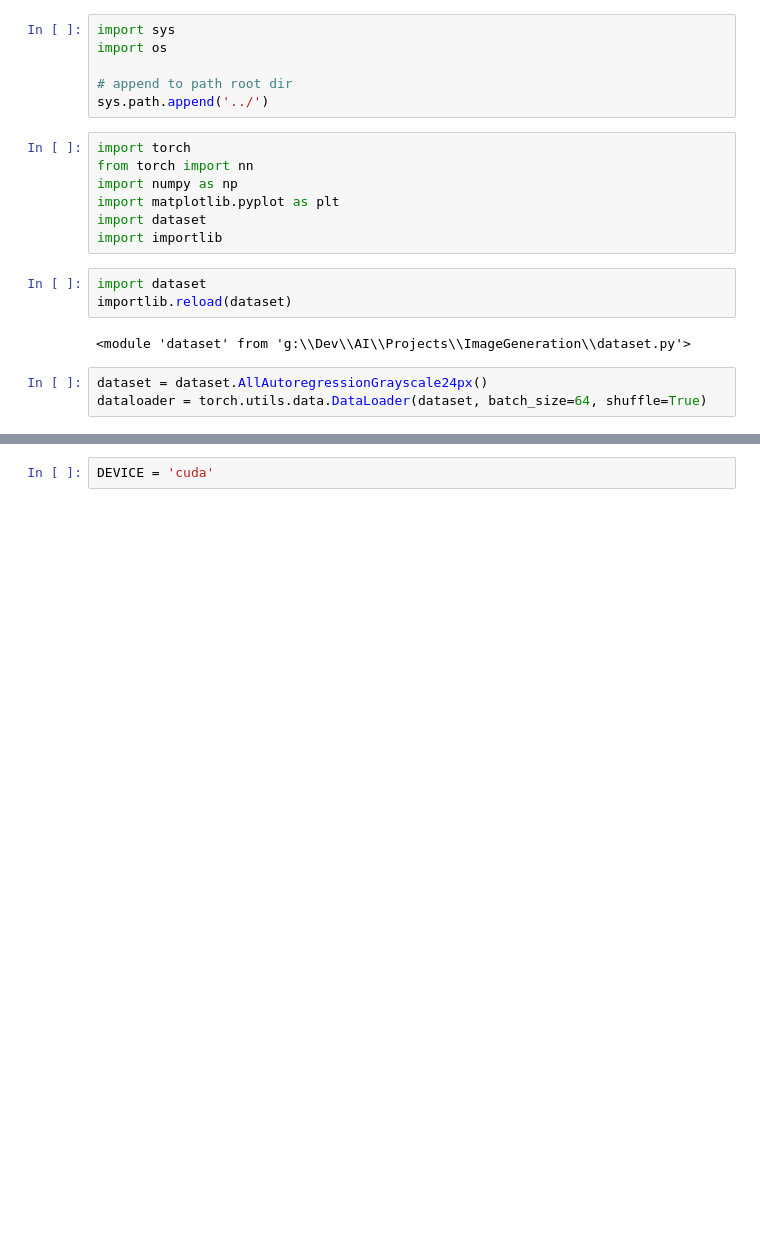
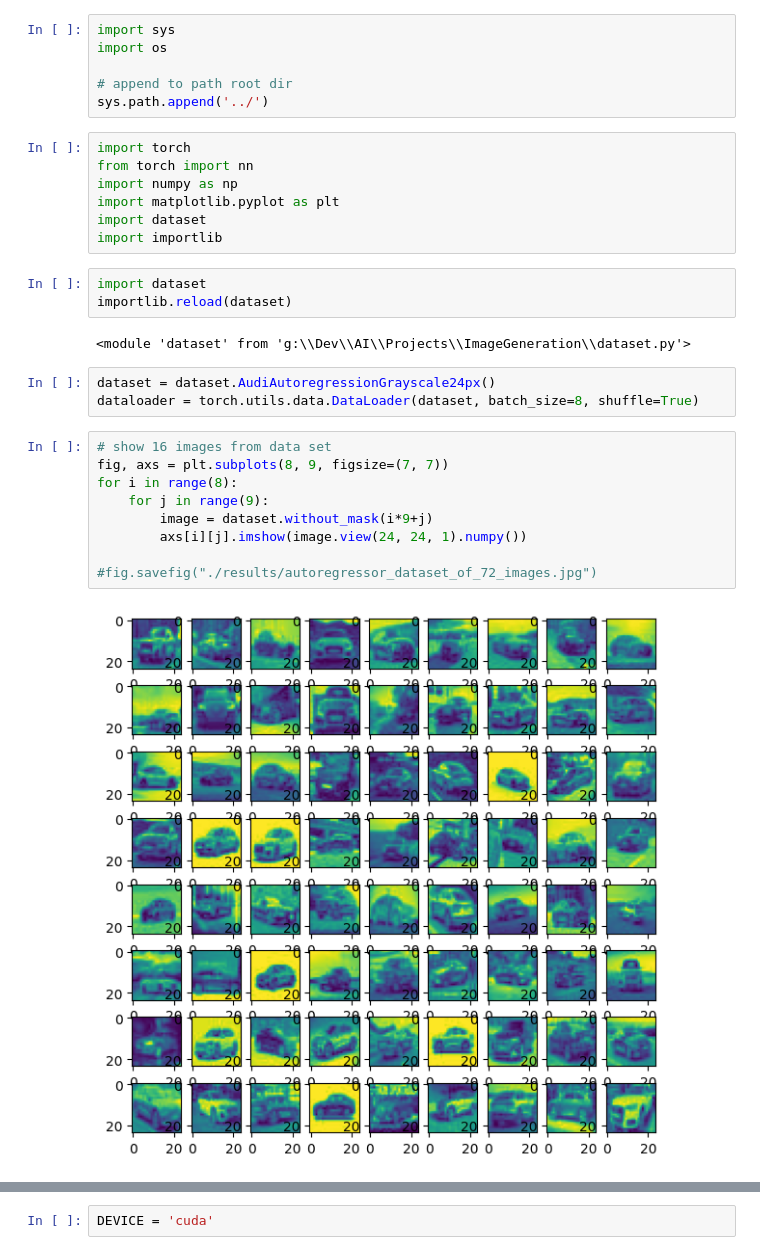
Before and after one commit to bredisrising/ImageGenerators, a Jupyter notebook: autoregressor.ipynb, the cells around one changed output, grey strips where cells are left out. Drawn from its saved outputs; the diff is of its cells as text; blank space fills up the shorter version.

```diff
--- a/autoregressor.ipynb
+++ b/autoregressor.ipynb
@@ -17,6 +17,17 @@ importlib.reload(dataset)
 # %% [output]
 <module 'dataset' from 'g:\\Dev\\AI\\Projects\\ImageGeneration\\dataset.py'>
 # %%
-dataset = dataset.AllAutoregressionGrayscale24px()
-dataloader = torch.utils.data.DataLoader(dataset, batch_size=64, shuffle=True)
+dataset = dataset.AudiAutoregressionGrayscale24px()
+dataloader = torch.utils.data.DataLoader(dataset, batch_size=8, shuffle=True)
+# %%
+# show 16 images from data set
+fig, axs = plt.subplots(8, 9, figsize=(7, 7))
+for i in range(8):
+    for j in range(9):
+        image = dataset.without_mask(i*9+j)
+        axs[i][j].imshow(image.view(24, 24, 1).numpy())
+
+#fig.savefig("./results/autoregressor_dataset_of_72_images.jpg")
+# %% [output]
+[figure, added]
 # %%
```
Also changed, not shown: parts of 21 cells of this notebook, 16 other files.
